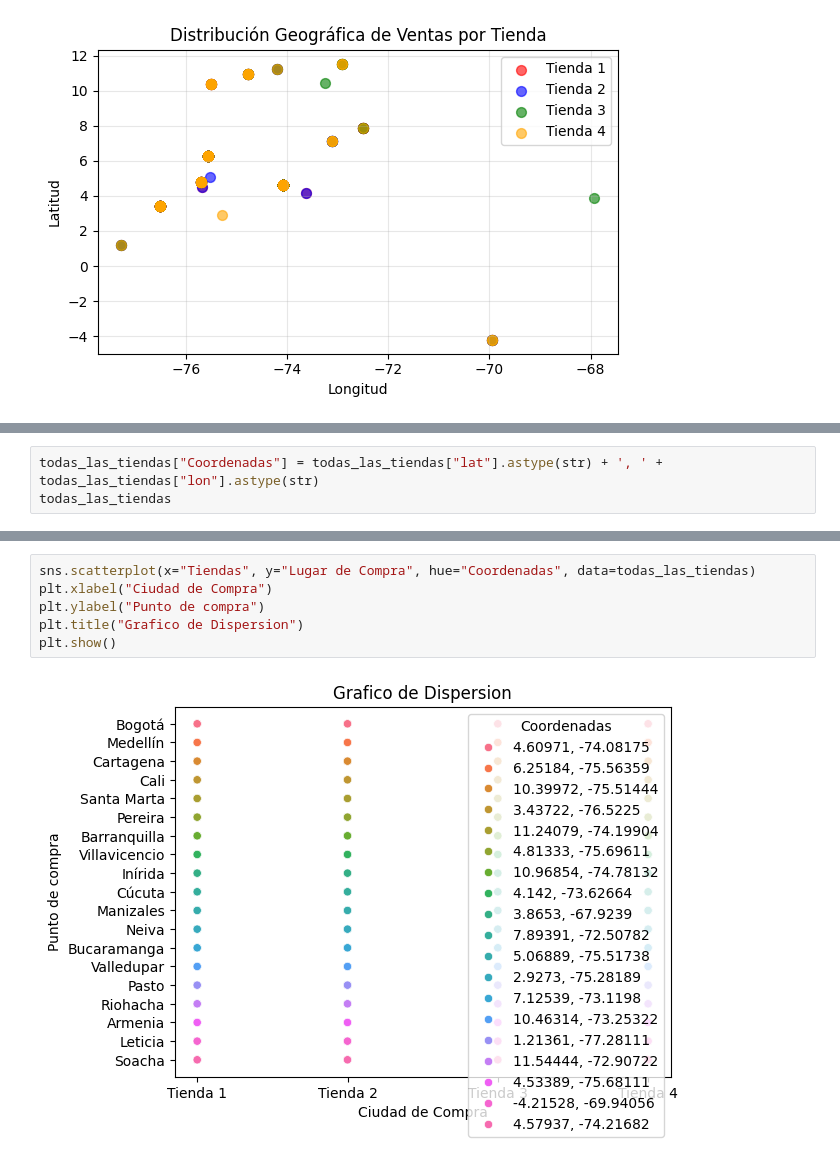
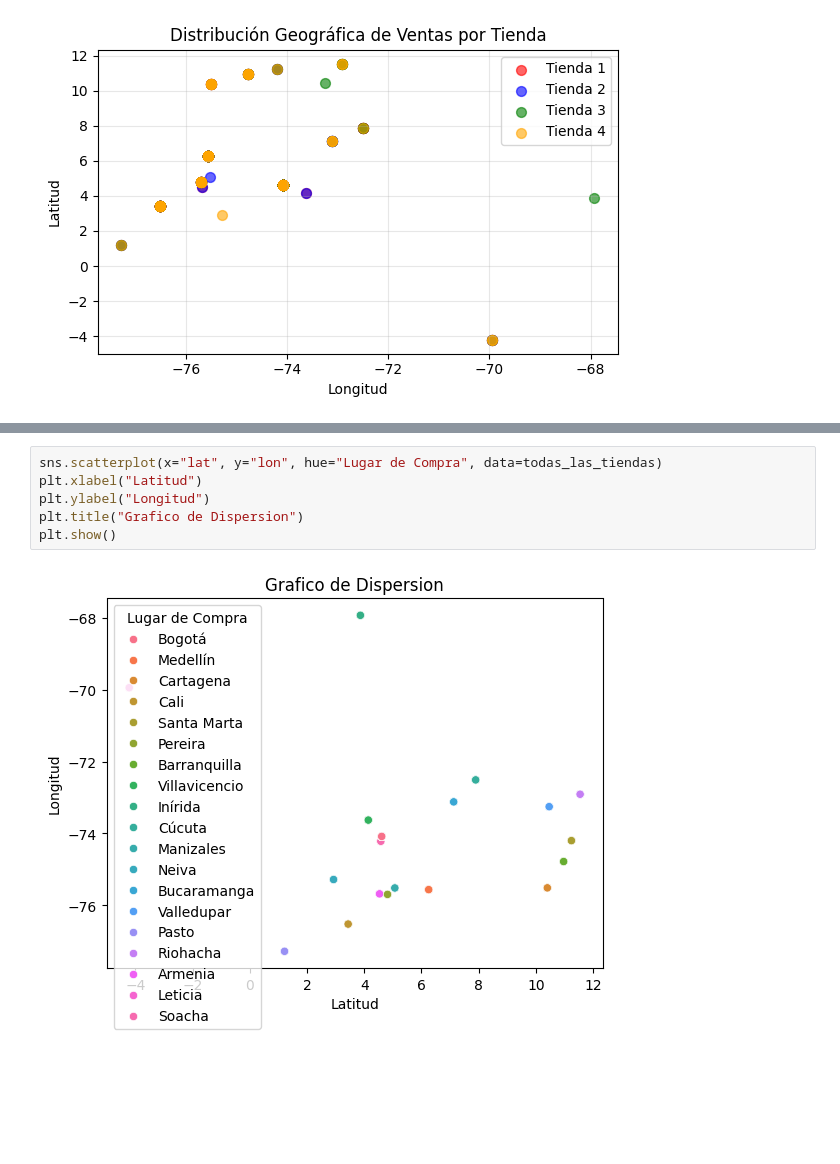
Before and after one commit to LejImkoaj/challenge1-data-science-alura-store-latam, a Jupyter notebook: AluraStoreLatam.ipynb, the cells around one changed output, grey strips where cells are left out. Saved outputs shown, nothing was run; the diff lists cells and outputs as text; blank space fills up the shorter version.

```diff
--- a/AluraStoreLatam.ipynb
+++ b/AluraStoreLatam.ipynb
@@ -412,3 +393,0 @@ resumen_por_tienda
-# %%
-todas_las_tiendas["Coordenadas"] = todas_las_tiendas["lat"].astype(str) + ', ' + todas_las_tiendas["lon"].astype(str)
-todas_las_tiendas
@@ -441,8 +394,8 @@ todas_las_tiendas.describe()
 # %%
-sns.scatterplot(x="Tiendas", y="Lugar de Compra", hue="Coordenadas", data=todas_las_tiendas)
-plt.xlabel("Ciudad de Compra")
-plt.ylabel("Punto de compra")
+sns.scatterplot(x="lat", y="lon", hue="Lugar de Compra", data=todas_las_tiendas)
+plt.xlabel("Latitud")
+plt.ylabel("Longitud")
 plt.title("Grafico de Dispersion")
 plt.show()
 # %% [output]
-[figure, old version]
+[figure, new version]
```
Also changed, not shown: parts of 3 cells of this notebook.
